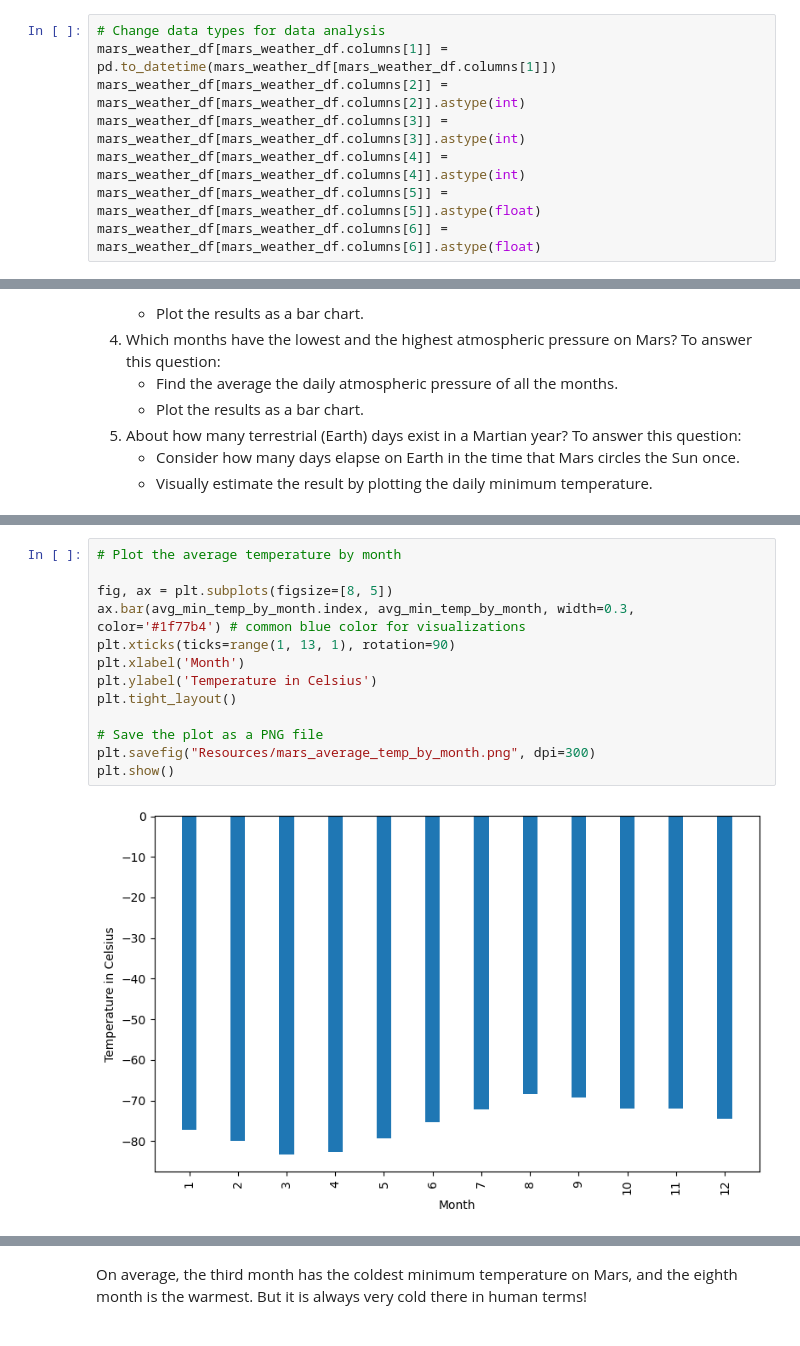
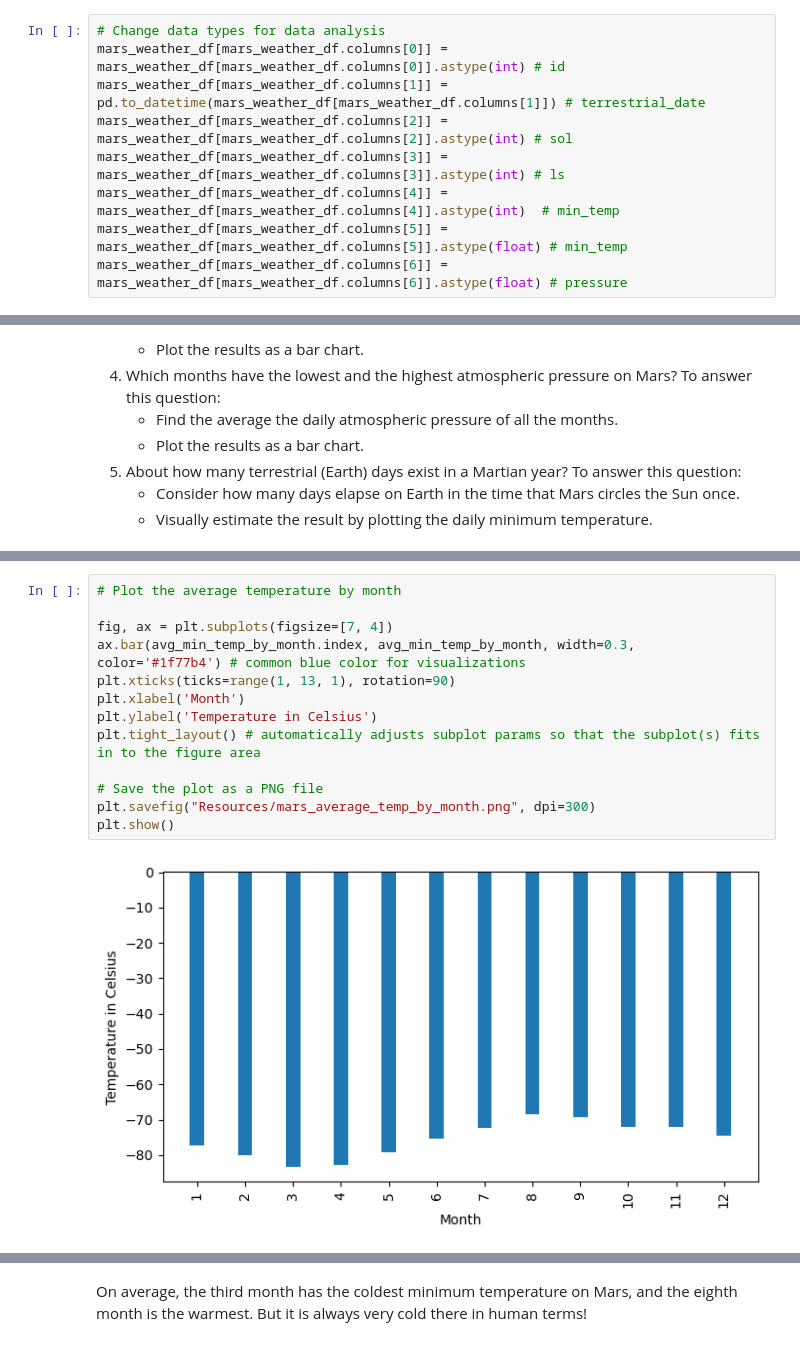
Before and after one commit to aglantzrbc/data-scraping-challenge, a Jupyter notebook: part_2_mars_weather.ipynb, the cells around one changed output, grey strips where cells are left out. Cells and saved outputs as stored; diff of their text form.

```diff
--- a/part_2_mars_weather.ipynb
+++ b/part_2_mars_weather.ipynb
@@ -102,12 +102,13 @@ pressure            object
 dtype: object
 # %%
 # Change data types for data analysis
-mars_weather_df[mars_weather_df.columns[1]] = pd.to_datetime(mars_weather_df[mars_weather_df.columns[1]])
-mars_weather_df[mars_weather_df.columns[2]] = mars_weather_df[mars_weather_df.columns[2]].astype(int)
-mars_weather_df[mars_weather_df.columns[3]] = mars_weather_df[mars_weather_df.columns[3]].astype(int)
-mars_weather_df[mars_weather_df.columns[4]] = mars_weather_df[mars_weather_df.columns[4]].astype(int)
-mars_weather_df[mars_weather_df.columns[5]] = mars_weather_df[mars_weather_df.columns[5]].astype(float)
-mars_weather_df[mars_weather_df.columns[6]] = mars_weather_df[mars_weather_df.columns[6]].astype(float)
+mars_weather_df[mars_weather_df.columns[0]] = mars_weather_df[mars_weather_df.columns[0]].astype(int) # id
+mars_weather_df[mars_weather_df.columns[1]] = pd.to_datetime(mars_weather_df[mars_weather_df.columns[1]]) # terrestrial_date
+mars_weather_df[mars_weather_df.columns[2]] = mars_weather_df[mars_weather_df.columns[2]].astype(int) # sol
+mars_weather_df[mars_weather_df.columns[3]] = mars_weather_df[mars_weather_df.columns[3]].astype(int) # ls
+mars_weather_df[mars_weather_df.columns[4]] = mars_weather_df[mars_weather_df.columns[4]].astype(int)  # min_temp
+mars_weather_df[mars_weather_df.columns[5]] = mars_weather_df[mars_weather_df.columns[5]].astype(float) # min_temp
+mars_weather_df[mars_weather_df.columns[6]] = mars_weather_df[mars_weather_df.columns[6]].astype(float) # pressure
 # %%
 # Confirm type changes were successful by examining data types again
 mars_weather_df.dtypes
@@ -192,16 +203,16 @@ Name: min_temp, dtype: float64
 # %%
 # Plot the average temperature by month
 
-fig, ax = plt.subplots(figsize=[8, 5])
+fig, ax = plt.subplots(figsize=[7, 4])
 ax.bar(avg_min_temp_by_month.index, avg_min_temp_by_month, width=0.3, color='#1f77b4') # common blue color for visualizations
 plt.xticks(ticks=range(1, 13, 1), rotation=90)
 plt.xlabel('Month')
 plt.ylabel('Temperature in Celsius')
-plt.tight_layout()
+plt.tight_layout() # automatically adjusts subplot params so that the subplot(s) fits in to the figure area
 
 # Save the plot as a PNG file
 plt.savefig("Resources/mars_average_temp_by_month.png", dpi=300)
 plt.show()
 # %% [output]
-[figure, old version]
+[figure, new version]
 # %%
```
Also changed, not shown: parts of 18 cells of this notebook, 4 other files.
